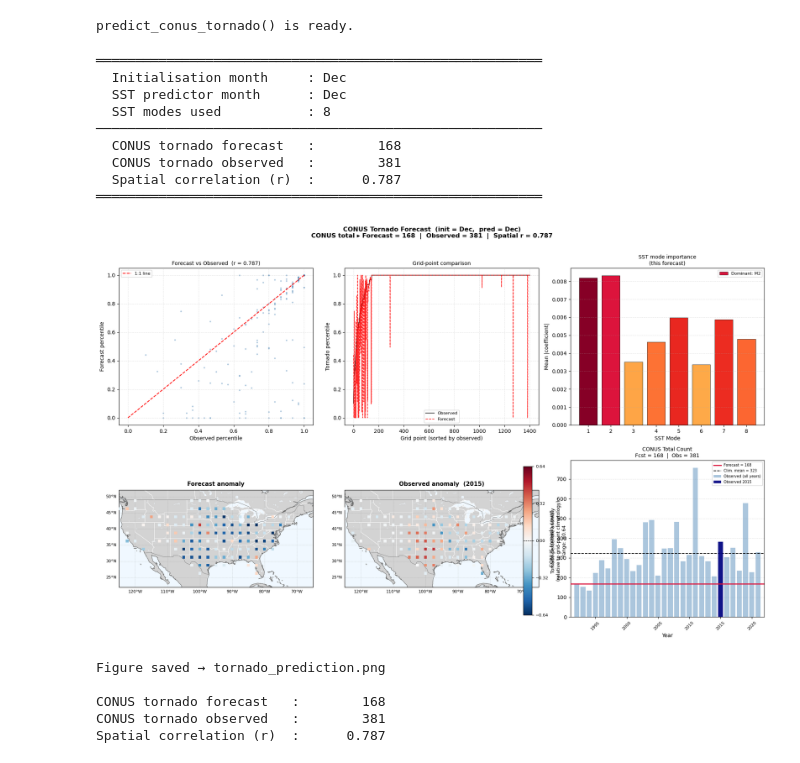
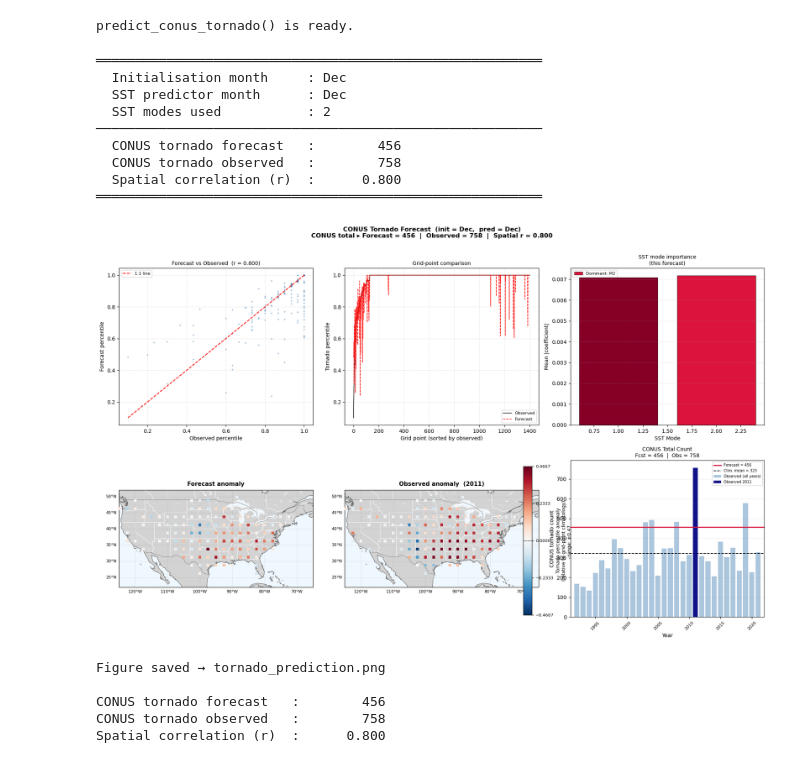
Before and after one commit to kuiper2000/seasonal_tornado_forecast_demo, a Jupyter notebook: Tornado_github.ipynb, the cells around one changed output. Saved outputs shown, nothing was run; the diff lists cells and outputs as text; code cells hidden in the pictures.

```diff
--- a/Tornado_github.ipynb
+++ b/Tornado_github.ipynb
@@ -280,7 +280,7 @@ train_tornado_model() is ready.
 
 INIT_MONTH = 12   # Initialisation month (1–12)
 PRED_MONTH = 12   # SST predictor month  (1–12)
-N_MODES    = 8    # Number of SST modes to use in regression
+N_MODES    = 2    # Number of SST modes to use in regression
 
 training = train_tornado_model(
     pcs_obs_sst      = pcs_obs_sst,
@@ -640,7 +640,7 @@ predict_conus_tornado() is ready.
 
 # ── Option A: pull SST PCs from a training-period year (in-sample) ───────────
 #    This lets you verify the forecast against known observed tornado data.
-target_year    = 2015   # ← any year in [1992, 2021]
+target_year    = 2011   # ← any year in [1992, 2021]
 
 year_idx       = target_year - training['init_year']
 dates_1M       = pd.date_range(
@@ -653,40 +653,40 @@ sst_pcs_user   = training['model'].predictor[
                      predictor_posi[year_idx]
                  ]   # shape: (n_modes,)
 
 # ── Option B: supply your own external SST PC vector ─────────────────────────
 #    Uncomment and fill in the array below to use an out-of-sample predictor.
 # sst_pcs_user = np.array([...])   # shape must be (n_modes,) = (N_MODES,)
 
 # ── Verification: set to an int in [1992, 2021] to compare with observations,
 #                  or None for a pure out-of-sample forecast (no obs comparison)
 OBS_YEAR = target_year   # ← set to None if using Option B or no obs available
 
 # ── Run prediction ────────────────────────────────────────────────────────────
 result = predict_conus_tornado(
     sst_pcs_user     = sst_pcs_user,
     training_result  = training,
     tornado_lat_full = tornado_lat_full,
     tornado_lon_full = tornado_lon_full,
     obs_tornado_year = OBS_YEAR,
 )
 
 print(f"\nCONUS tornado forecast   : {result['conus_total_forecast']:>10,.0f}")
 if result['conus_total_observed'] is not None:
     print(f"CONUS tornado observed   : {result['conus_total_observed']:>10,.0f}")
     print(f"Spatial correlation (r)  : {result['correlation']:>10.3f}")
 # %% [output]
 ═════════════════════════════════════════════════════════
   Initialisation month     : Dec
   SST predictor month      : Dec
-  SST modes used           : 8
+  SST modes used           : 2
 ─────────────────────────────────────────────────────────
-  CONUS tornado forecast   :        168
-  CONUS tornado observed   :        381
-  Spatial correlation (r)  :      0.787
+  CONUS tornado forecast   :        456
+  CONUS tornado observed   :        758
+  Spatial correlation (r)  :      0.800
 ═════════════════════════════════════════════════════════
-[figure, old version]
+[figure, new version]
 Figure saved → tornado_prediction.png
 
-CONUS tornado forecast   :        168
-CONUS tornado observed   :        381
-Spatial correlation (r)  :      0.787
+CONUS tornado forecast   :        456
+CONUS tornado observed   :        758
+Spatial correlation (r)  :      0.800
```
Also changed, not shown: parts of 1 cell of this notebook, 1 other file.
